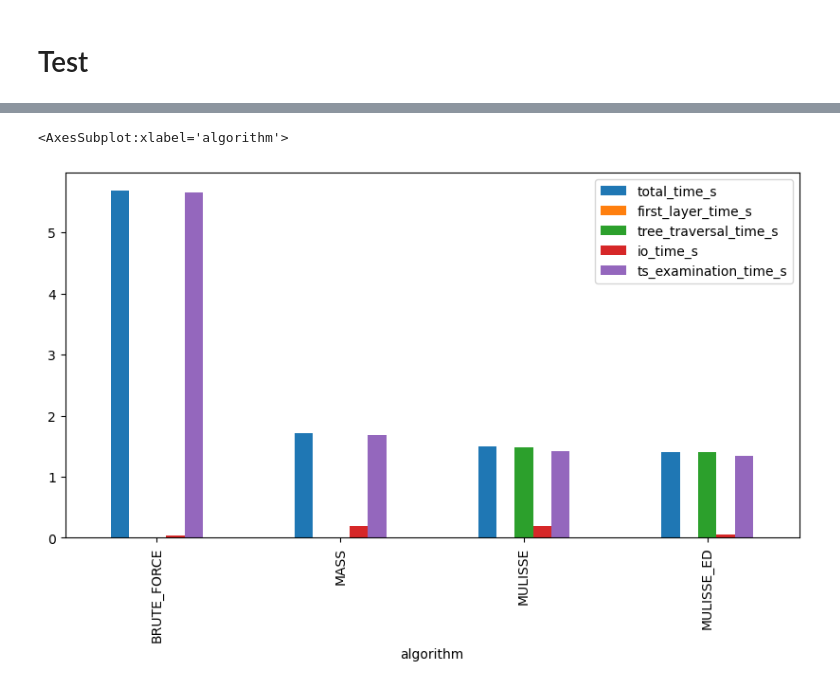
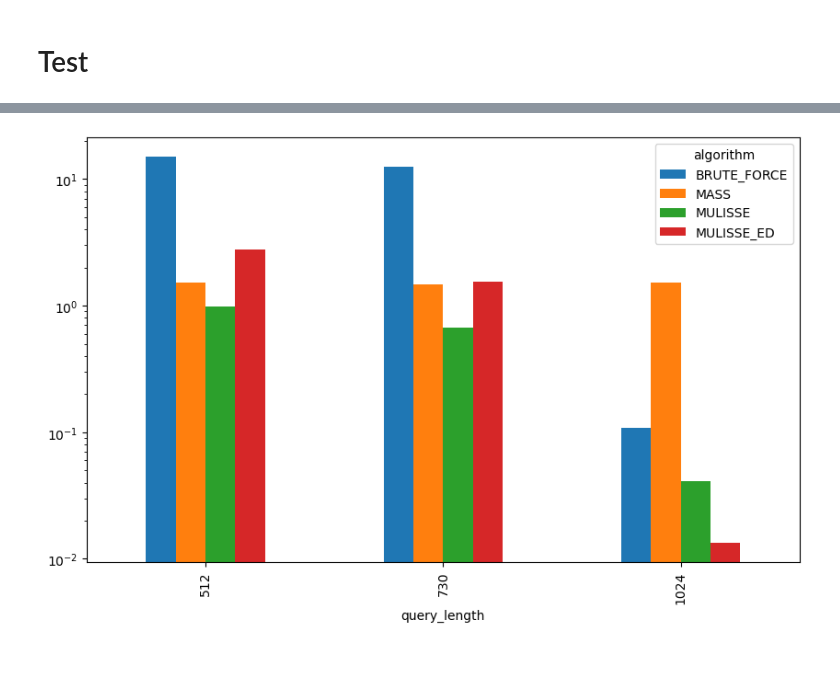
Before and after one commit to BPelokTUE/MULISSE, a Jupyter notebook: analyze/main.ipynb, the cells around one changed output, grey strips where cells are left out. Cells and saved outputs as stored; diff of their text form; code cells hidden in the pictures; blank space fills up the shorter version.

```diff
--- a/analyze/main.ipynb
+++ b/analyze/main.ipynb
@@ -127,13 +135,9 @@ view.groupby(['algorithm', 'query_length', 'num_query_channels']).total_time_s.m
-# %%
-# Something weird is going on. Let's look at the intermediate times for each of the algorithms to get a better picture
-
-tmp = view[
-    (view.num_query_channels == 4) &
-    (view.query_length == 128)
-]
-
-tmp.groupby(['algorithm'])[['total_time_s', 'first_layer_time_s', 'tree_traversal_time_s', 'io_time_s', 'ts_examination_time_s']].median().plot(kind='bar', figsize=(10, 5))
-# %% [output]
-<AxesSubplot:xlabel='algorithm'>
-[figure, removed]
+# %%
+fig, ax = plt.subplots(figsize=(10, 6))
+
+view[view['num_query_channels'] == 4].groupby(['query_length', "algorithm"]).total_time_s.median().unstack().plot(kind='bar', ax=ax)
+
+ax.set_yscale("log")
+# %% [output]
+[figure, added]
 # %%
```
Also changed, not shown: parts of 5 cells of this notebook, 1 other file.
